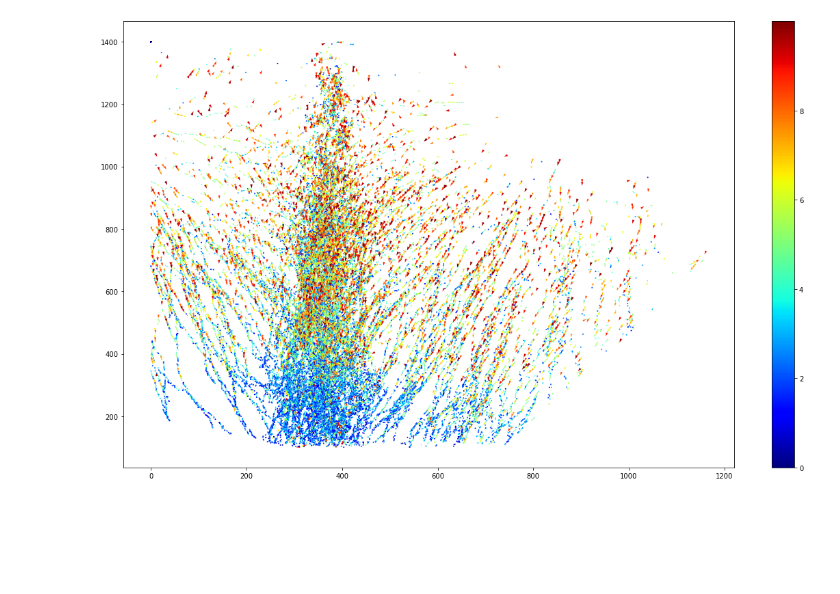
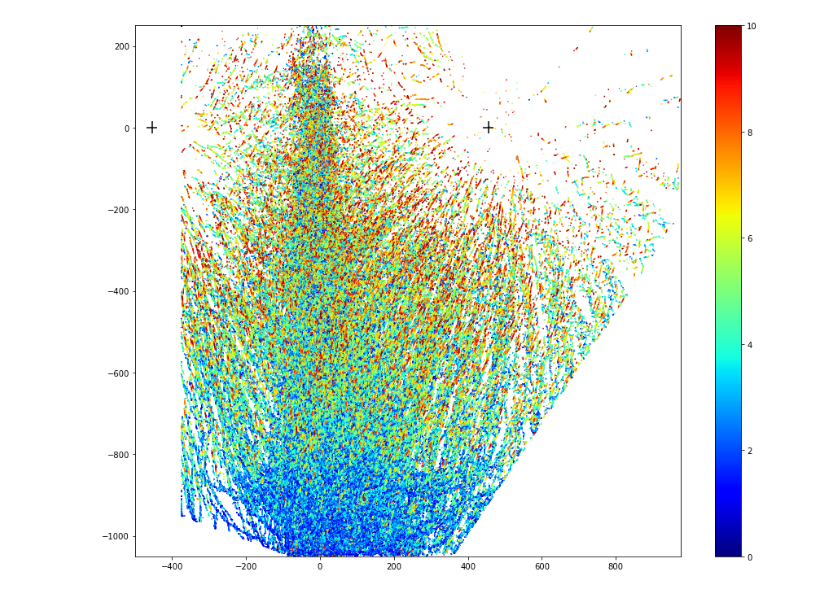
Before and after one commit to wakky927/master-pool, a Jupyter notebook: 20221028/post.ipynb, the cells around one changed output. Drawn from its saved outputs; the diff is of its cells as text; code cells hidden in the pictures; blank space fills up the shorter version.

```diff
--- a/20221028/post.ipynb
+++ b/20221028/post.ipynb
@@ -17,10 +20,10 @@ sub_dir_list = [
     "dual_2\\5\\",
 ]
 # %%
-ptv_result = [np.zeros((1, 6))] * 11
+ptv_result = np.zeros((1, 6))
 # %%
-for d in tqdm(range(0, 1)):
-    for i in range(1, 10900, 10):
+for d in range(0, 5):
+    for i in tqdm(range(0, 10900)):
         try:
             tmp = np.loadtxt(OUT_DIR + "ptv\\" + sub_dir_list[d] + f"pp_{i}.csv", delimiter=',', skiprows=1)
         except StopIteration:
@@ -43,13 +46,19 @@ for d in tqdm(range(0, 1)):
         if tmp is None:
             pass
         else:
-            ptv_result[d] = np.vstack([ptv_result[d], tmp])
+            ptv_result = np.vstack([ptv_result, tmp])
 # %%
-fig, ax = plt.subplots(figsize=(20, 12))
-# plt.xlim(0, 1024)
-# plt.ylim(0, 600)
-c = ax.quiver(ptv_result[0][:, 0], 1400-ptv_result[0][:, 1], ptv_result[0][:, 2], -ptv_result[0][:, 3], np.sqrt(ptv_result[0][:, 2]**2 + ptv_result[0][:, 3]**2), cmap="jet")
+fig, ax = plt.subplots(figsize=(15, 12))
+plt.xlim(-500, 975)
+plt.ylim(-1050, 250)
+ax.hlines(0, -440, -470, color='k')
+ax.vlines(-455, -15, 15, color='k')
+ax.hlines(0, 440, 470, color='k')
+ax.vlines(455, -15, 15, color='k')
+
+c = ax.quiver(ptv_result[:, 0]-375, -ptv_result[:, 1]+250, ptv_result[:, 2], -ptv_result[:, 3], np.sqrt(ptv_result[:, 2]**2 + ptv_result[:, 3]**2), cmap="jet")
+
 fig.colorbar(c)
 plt.show()
 # %% [output]
-[figure, old version]
+[figure, new version]
```
Also changed, not shown: parts of 3 cells of this notebook, 6 other files.
